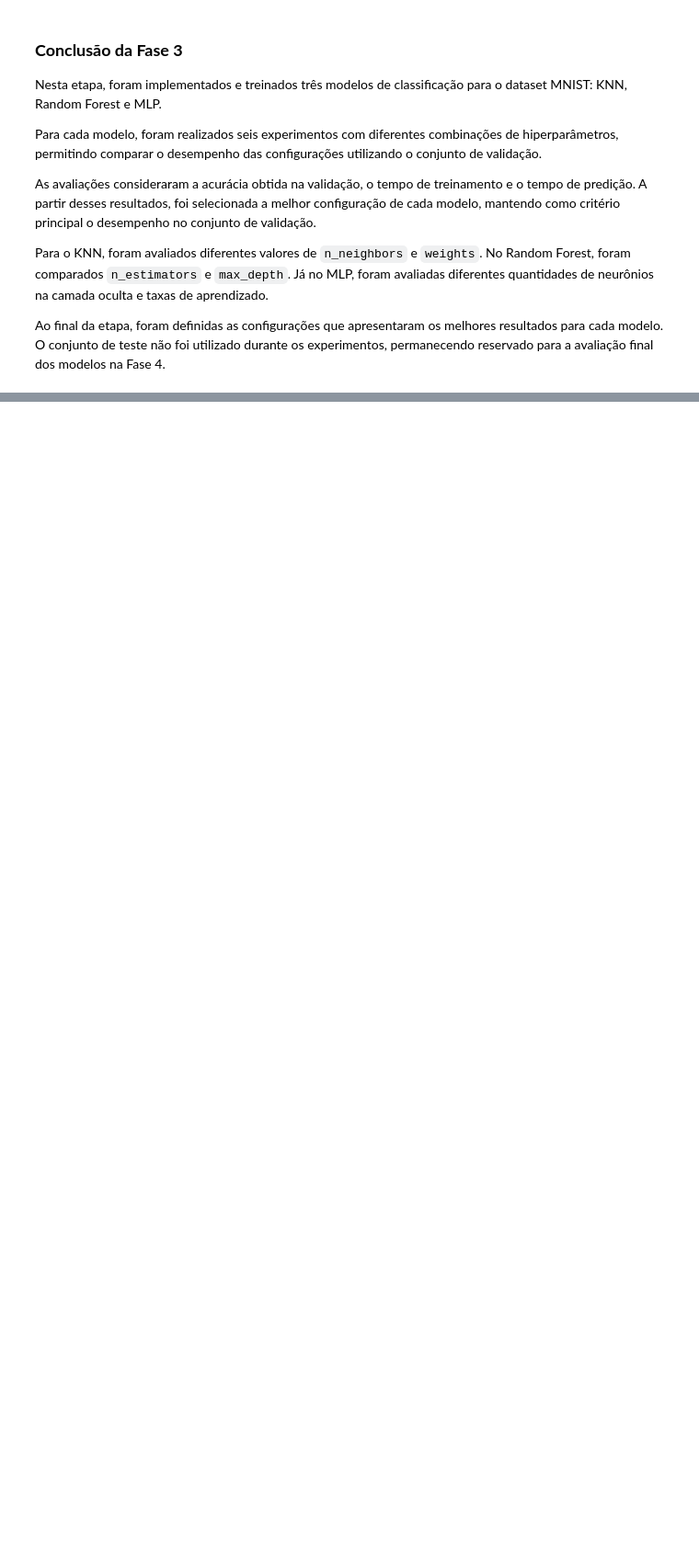
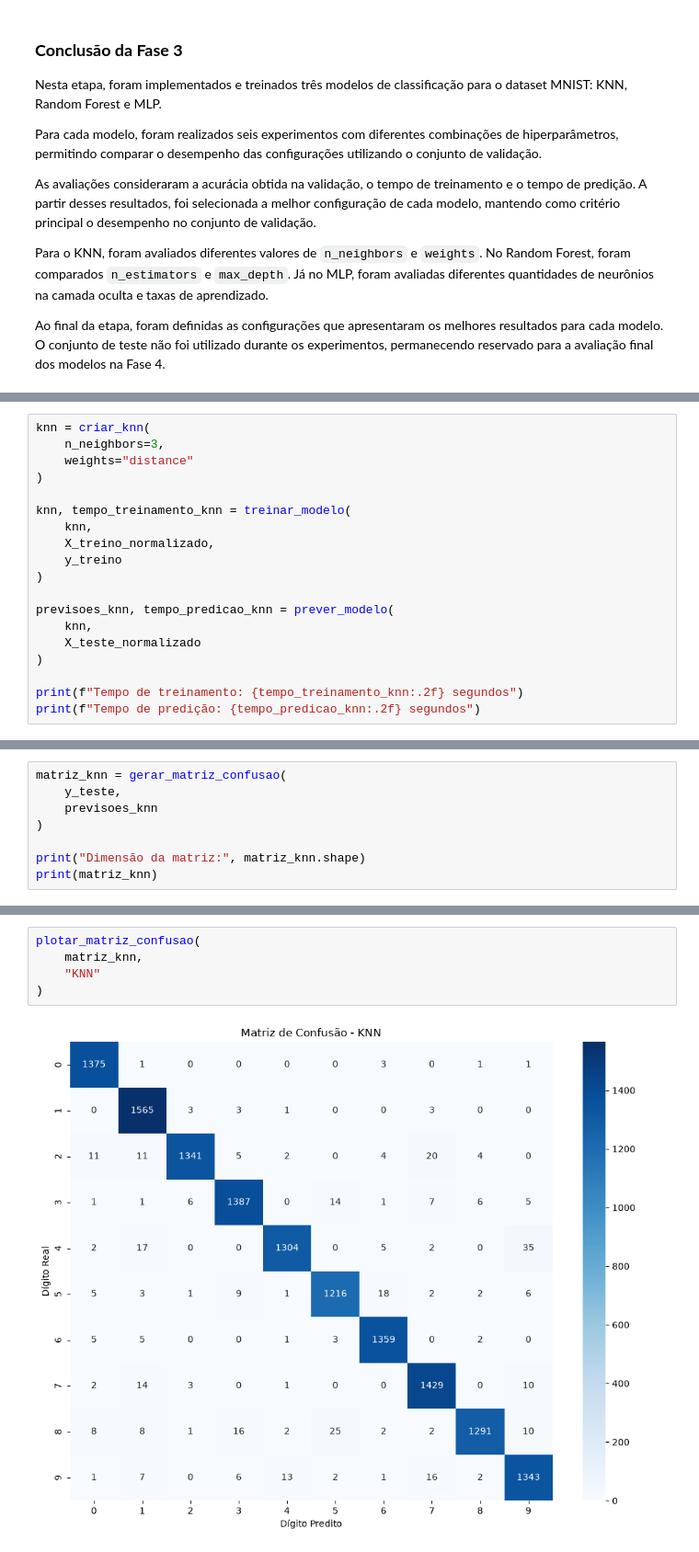
Before and after one commit to Franciane-sl/MNIST_Classification, a Jupyter notebook: notebooks/mnist_classification.ipynb, the cells around one changed output, grey strips where cells are left out. Shown at 92% size. Saved outputs shown, nothing was run; the diff lists cells and outputs as text; blank space fills up the shorter version.

Commit message:
feat: implementa avaliação modelo do KNN selecionado

```diff
--- a/notebooks/mnist_classification.ipynb
+++ b/notebooks/mnist_classification.ipynb
@@ -1268,0 +1329,19 @@ Ao final da etapa, foram definidas as configurações que apresentaram os melhor
+# %%
+knn = criar_knn(
+    n_neighbors=3,
+    weights="distance"
+)
+
+knn, tempo_treinamento_knn = treinar_modelo(
+    knn,
+    X_treino_normalizado,
+    y_treino
+)
+
+previsoes_knn, tempo_predicao_knn = prever_modelo(
+    knn,
+    X_teste_normalizado
+)
+
+print(f"Tempo de treinamento: {tempo_treinamento_knn:.2f} segundos")
+print(f"Tempo de predição: {tempo_predicao_knn:.2f} segundos")
@@ -1268,0 +1366,8 @@ Ao final da etapa, foram definidas as configurações que apresentaram os melhor
+# %%
+matriz_knn = gerar_matriz_confusao(
+    y_teste,
+    previsoes_knn
+)
+
+print("Dimensão da matriz:", matriz_knn.shape)
+print(matriz_knn)
@@ -1268,0 +1392,7 @@ Ao final da etapa, foram definidas as configurações que apresentaram os melhor
+# %%
+plotar_matriz_confusao(
+    matriz_knn,
+    "KNN"
+)
+# %% [output]
+[figure, added]
```
Also changed, not shown: parts of 17 cells of this notebook.
